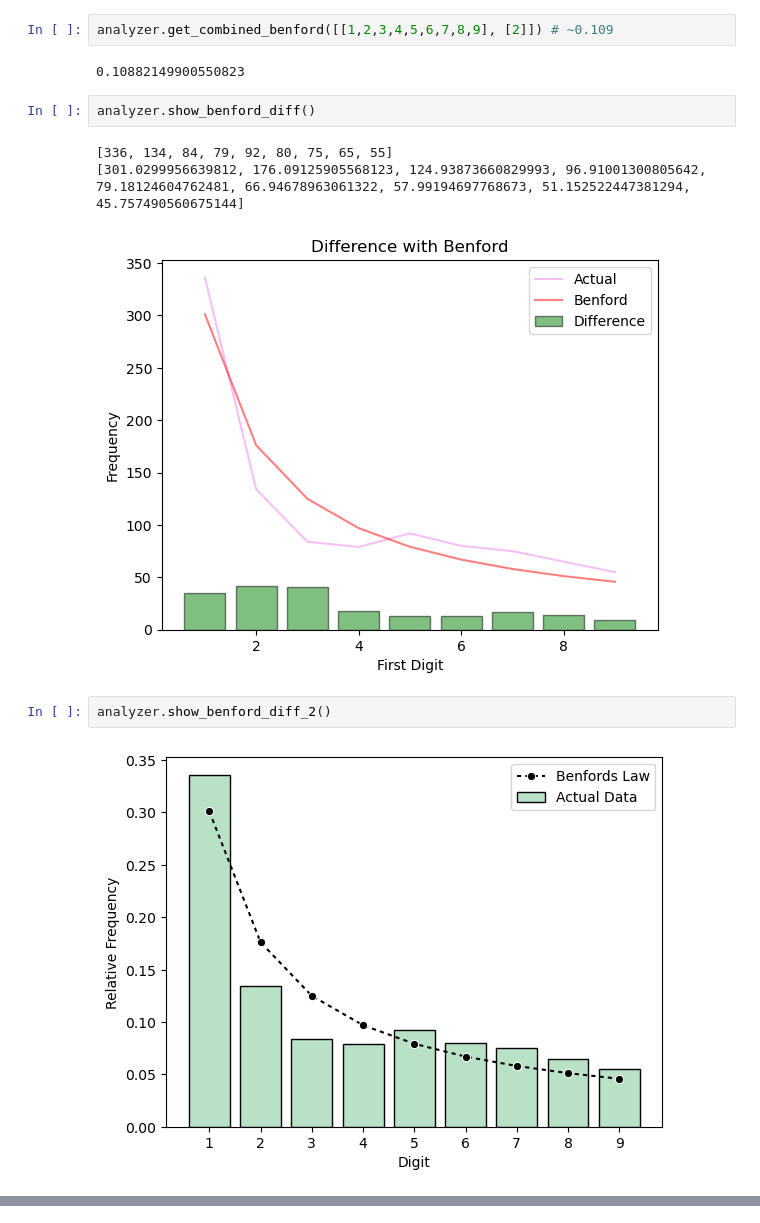
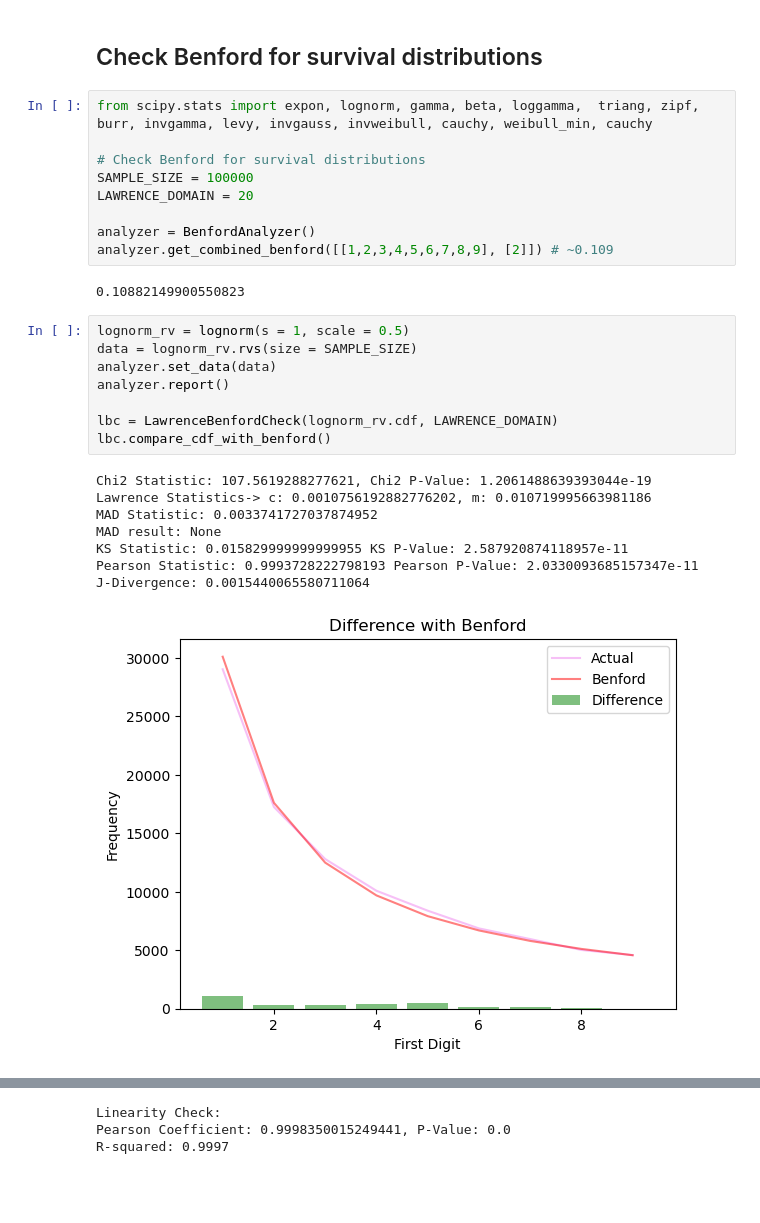
Before and after one commit to ParsaMohammadpour/black-swan, a Jupyter notebook: Benford.ipynb, the cells around one changed output, grey strips where cells are left out. Cells and saved outputs as stored; diff of their text form; blank space fills up the shorter version.

Commit message:
benford satisfaction of survival dists checked, lawrence metric implemented, artificial and empirical networks degree dists conformance to benford checked.

```diff
--- a/Benford.ipynb
+++ b/Benford.ipynb
@@ -56,14 +255,30 @@ analyzer = BenfordAnalyzer(sample_data)
-# %%
-analyzer.get_combined_benford([[1,2,3,4,5,6,7,8,9], [2]]) # ~0.109
-# %% [output]
-0.10882149900550823
-# %%
-analyzer.show_benford_diff()
-# %% [output]
-[336, 134, 84, 79, 92, 80, 75, 65, 55]
-[301.0299956639812, 176.09125905568123, 124.93873660829993, 96.91001300805642, 79.18124604762481, 66.94678963061322, 57.99194697768673, 51.152522447381294, 45.757490560675144]
-[figure, removed]
-# %%
-analyzer.show_benford_diff_2()
-# %% [output]
-[figure, removed]
+# %% [markdown]
+## Check Benford for survival distributions
+# %%
+from scipy.stats import expon, lognorm, gamma, beta, loggamma,  triang, zipf, burr, invgamma, levy, invgauss, invweibull, cauchy, weibull_min, cauchy
+
+# Check Benford for survival distributions
+SAMPLE_SIZE = 100000
+LAWRENCE_DOMAIN = 20
+
+analyzer = BenfordAnalyzer()
+analyzer.get_combined_benford([[1,2,3,4,5,6,7,8,9], [2]]) # ~0.109
+# %% [output]
+0.10882149900550823
+# %%
+lognorm_rv = lognorm(s = 1, scale = 0.5)
+data = lognorm_rv.rvs(size = SAMPLE_SIZE)
+analyzer.set_data(data)
+analyzer.report()
+
+lbc = LawrenceBenfordCheck(lognorm_rv.cdf, LAWRENCE_DOMAIN)
+lbc.compare_cdf_with_benford()
+# %% [output]
+Chi2 Statistic: 107.5619288277621, Chi2 P-Value: 1.2061488639393044e-19
+Lawrence Statistics-> c: 0.0010756192882776202, m: 0.010719995663981186
+MAD Statistic: 0.0033741727037874952
+MAD result: None
+KS Statistic: 0.015829999999999955 KS P-Value: 2.587920874118957e-11
+Pearson Statistic: 0.9993728222798193 Pearson P-Value: 2.0330093685157347e-11
+J-Divergence: 0.0015440065580711064
+[figure, added]
@@ -69,0 +286,3 @@ analyzer.show_benford_diff_2()
+Linearity Check:
+Pearson Coefficient: 0.9998350015249441, P-Value: 0.0
+R-squared: 0.9997
```
Also changed, not shown: parts of 51 cells of this notebook.
